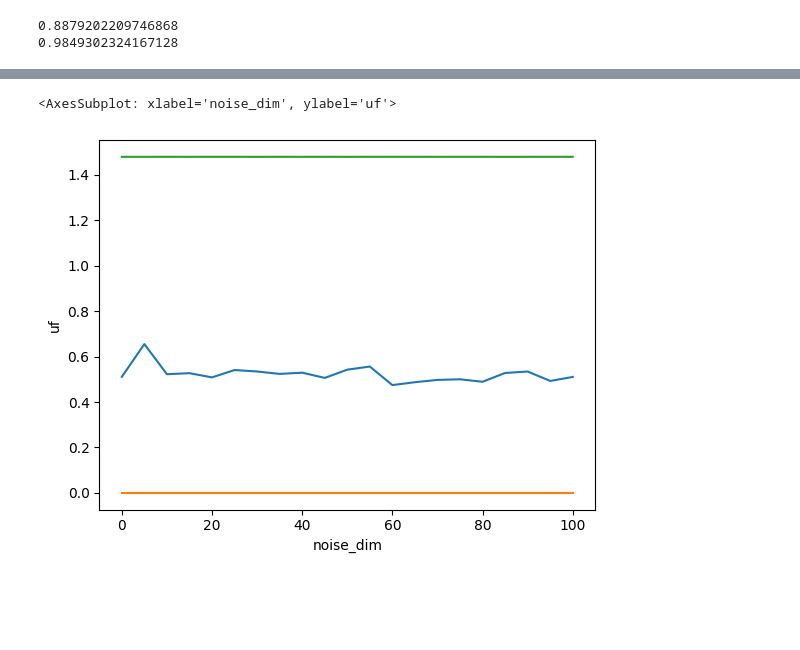
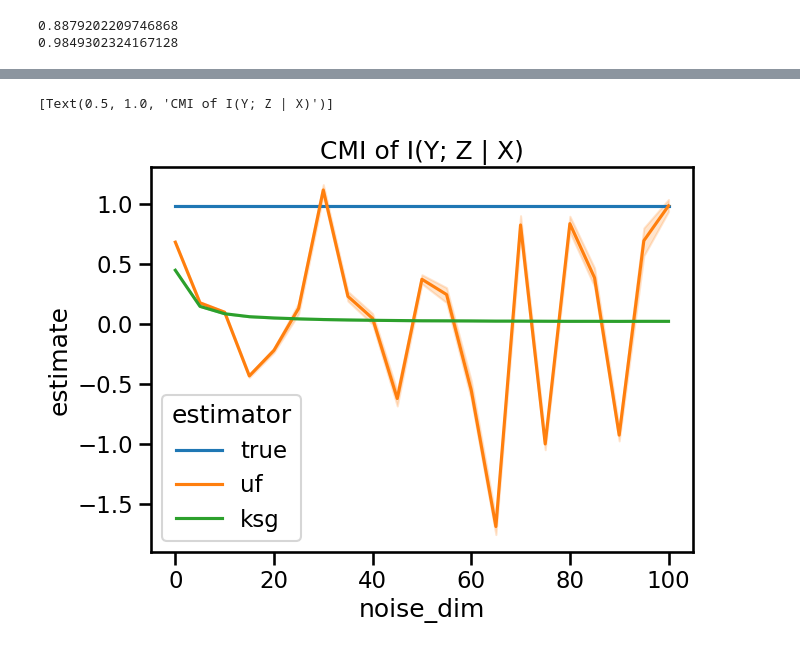
Before and after one commit to neurodata/treeple, a Jupyter notebook: experiments/plotting_cmi_analysis.ipynb, the cells around one changed output, grey strips where cells are left out. Cells and saved outputs as stored; diff of their text form; code cells hidden in the pictures; blank space fills up the shorter version.

```diff
--- a/experiments/plotting_cmi_analysis.ipynb
+++ b/experiments/plotting_cmi_analysis.ipynb
@@ -568,0 +822,12 @@ print(result_df.head())
+# %%
+result_df = pd.read_csv("/Users/adam2392/Downloads/cmi_exp1.csv")
+# %%
+df = pd.melt(
+    result_df,
+    id_vars="noise_dim",
+    var_name="estimator",
+    value_vars=["true", "uf", "ksg"],
+    value_name="estimate",
+)
+
+display(df.head())
@@ -568,0 +841,7 @@ print(result_df.head())
+# %%
+sns.set_context("talk", font_scale=1.0)
+fig, ax = plt.subplots(figsize=(7, 5))
+sns.boxplot(data=df, x="estimator", y="estimate", ax=ax)
+ax.set(
+    title="MI of I(Y; Z)",
+)
@@ -569,8 +851,10 @@ print(result_df.head())
 # %%
-fig, ax = plt.subplots()
-sns.lineplot(data=result_df, x="noise_dim", y="uf", ax=ax)
-sns.lineplot(data=result_df, x="noise_dim", y="true", ax=ax)
-sns.lineplot(data=result_df, x="noise_dim", y="ksg", ax=ax)
+sns.set_context("talk", font_scale=1.0)
+fig, ax = plt.subplots(figsize=(7, 5))
+sns.lineplot(data=df, x="noise_dim", y="estimate", hue="estimator", ax=ax)
+ax.set(
+    title="CMI of I(Y; Z | X)",
+)
 # %% [output]
-<AxesSubplot: xlabel='noise_dim', ylabel='uf'>
+[Text(0.5, 1.0, 'CMI of I(Y; Z | X)')]
-[figure, old version]
+[figure, new version]
```
Also changed, not shown: parts of 8 cells of this notebook, 8 other files.
